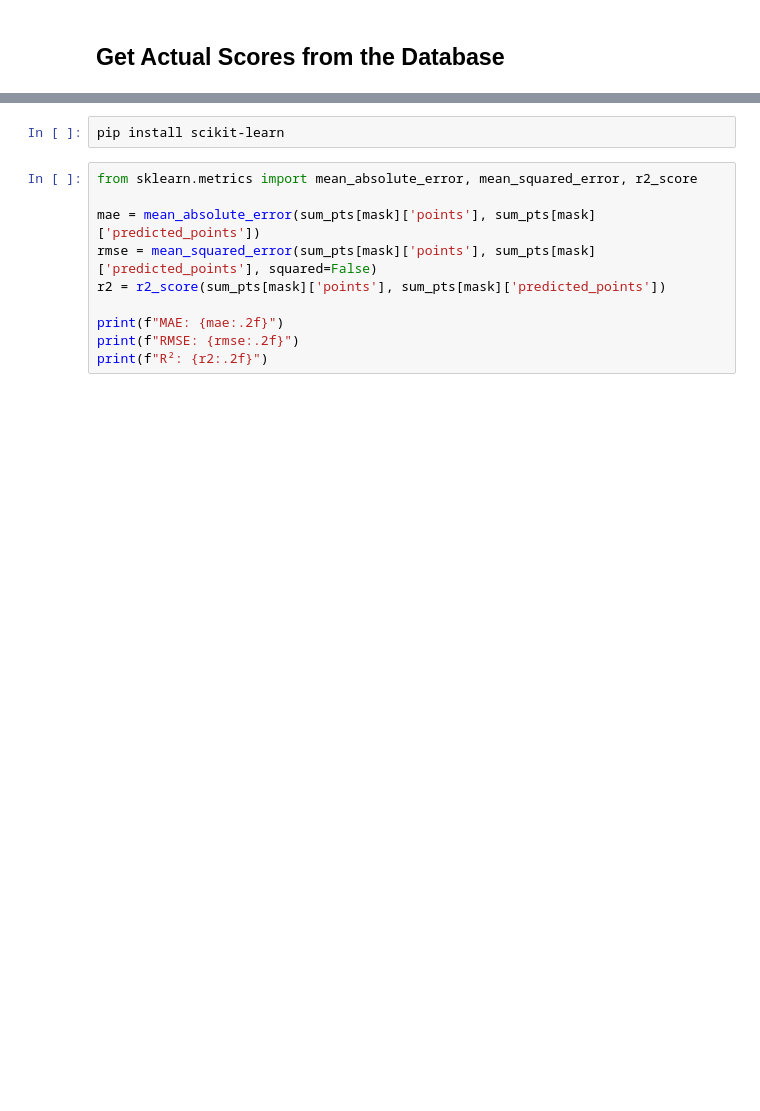
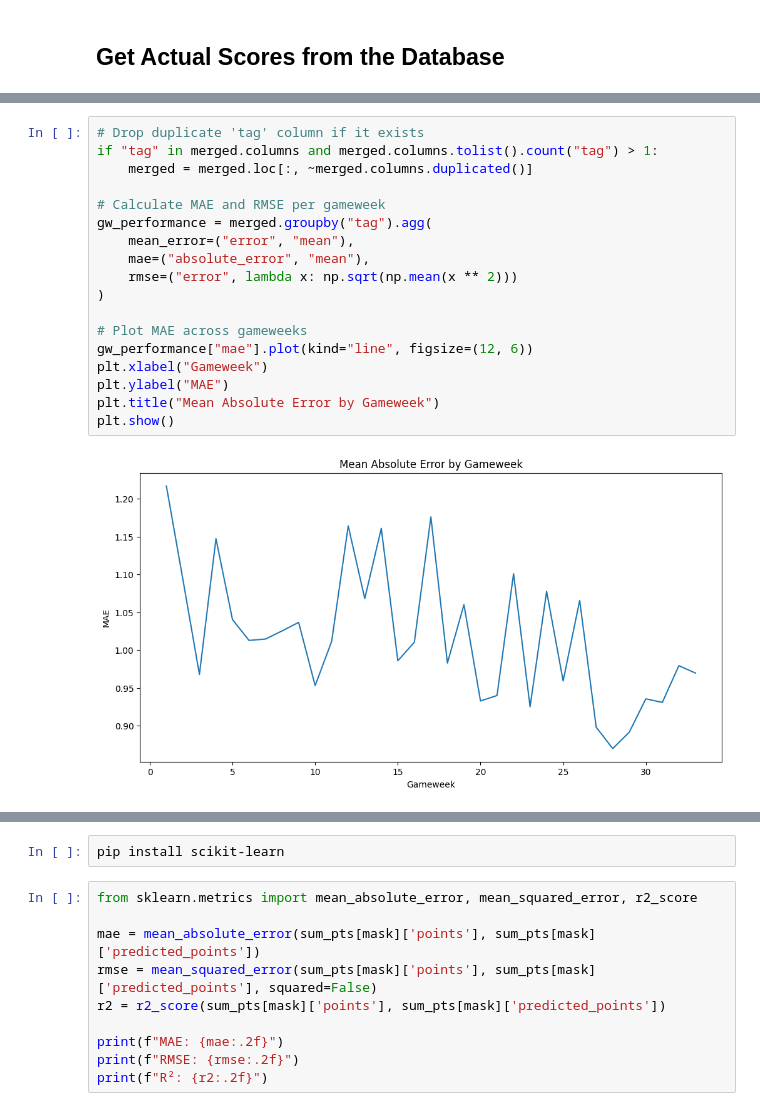
Before and after one commit to negmeme2001/AIrsenal, a Jupyter notebook: notebooks/player_scores_vs_predictions.ipynb, the cells around one changed output, grey strips where cells are left out. Drawn from its saved outputs; the diff is of its cells as text; blank space fills up the shorter version.

```diff
--- a/notebooks/player_scores_vs_predictions.ipynb
+++ b/notebooks/player_scores_vs_predictions.ipynb
@@ -297,0 +240,20 @@ sum_pts[mask].sort_values(by="points",  ascending=False).head(30)
+# %%
+# Drop duplicate 'tag' column if it exists
+if "tag" in merged.columns and merged.columns.tolist().count("tag") > 1:
+    merged = merged.loc[:, ~merged.columns.duplicated()]
+
+# Calculate MAE and RMSE per gameweek
+gw_performance = merged.groupby("tag").agg(
+    mean_error=("error", "mean"),
+    mae=("absolute_error", "mean"),
+    rmse=("error", lambda x: np.sqrt(np.mean(x ** 2)))
+)
+
+# Plot MAE across gameweeks
+gw_performance["mae"].plot(kind="line", figsize=(12, 6))
+plt.xlabel("Gameweek")
+plt.ylabel("MAE")
+plt.title("Mean Absolute Error by Gameweek")
+plt.show()
+# %% [output]
+[figure, added]
```
Also changed, not shown: parts of 50 cells of this notebook, 1 other file.
